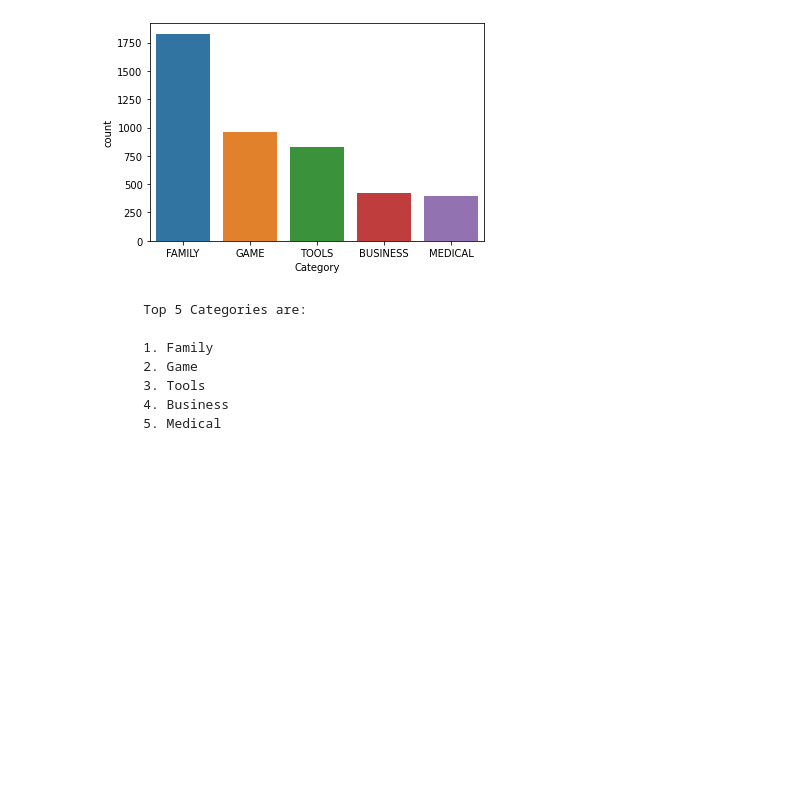
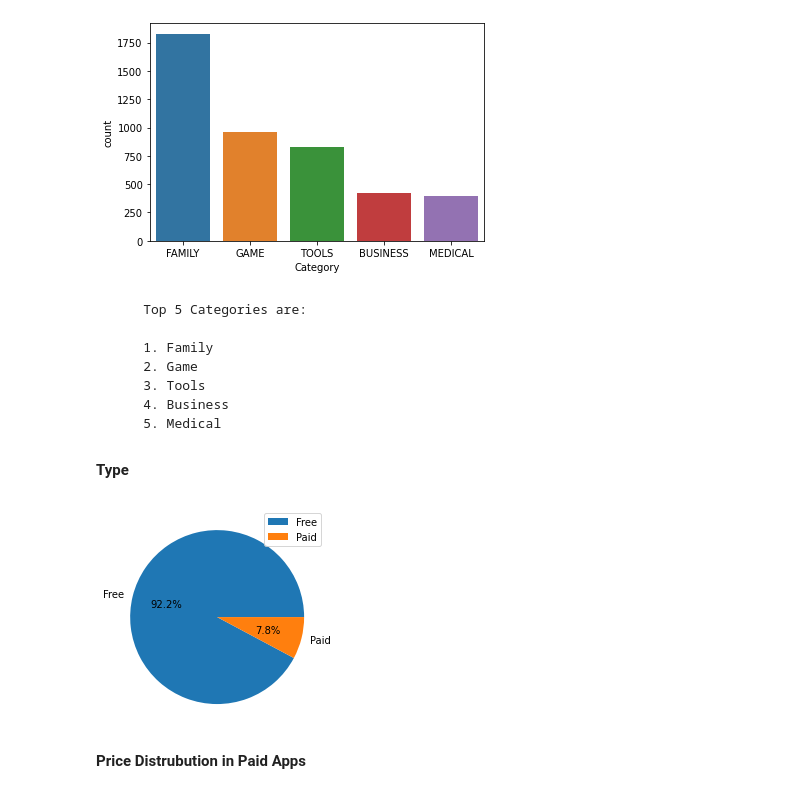
Before and after one commit to AjayUnique/EDA-playstore-app, a Jupyter notebook: Ajay_Tiwari_playstore.ipynb, the cells around one changed output. Drawn from its saved outputs; the diff is of its cells as text; code cells hidden in the pictures; blank space fills up the shorter version.

```diff
--- a/Ajay_Tiwari_playstore.ipynb
+++ b/Ajay_Tiwari_playstore.ipynb
@@ -406,3 +406,15 @@ sns.countplot(x=playdf['Category'],order=pd.value_counts(playdf['Category']).ilo
         3. Tools
         4. Business
         5. Medical
+# %% [markdown]
+**Type**
+# %%
+labels=playdf['Type'].value_counts(sort=True).index
+plt.figure(figsize=(4,4))
+plt.pie(playdf['Type'].value_counts(),labels=labels,autopct='%1.1f%%')
+plt.legend()
+plt.show()
+# %% [output]
+[figure, added]
+# %% [markdown]
+**Price Distrubution in Paid Apps**
```
Also changed, not shown: parts of 4 cells of this notebook.
